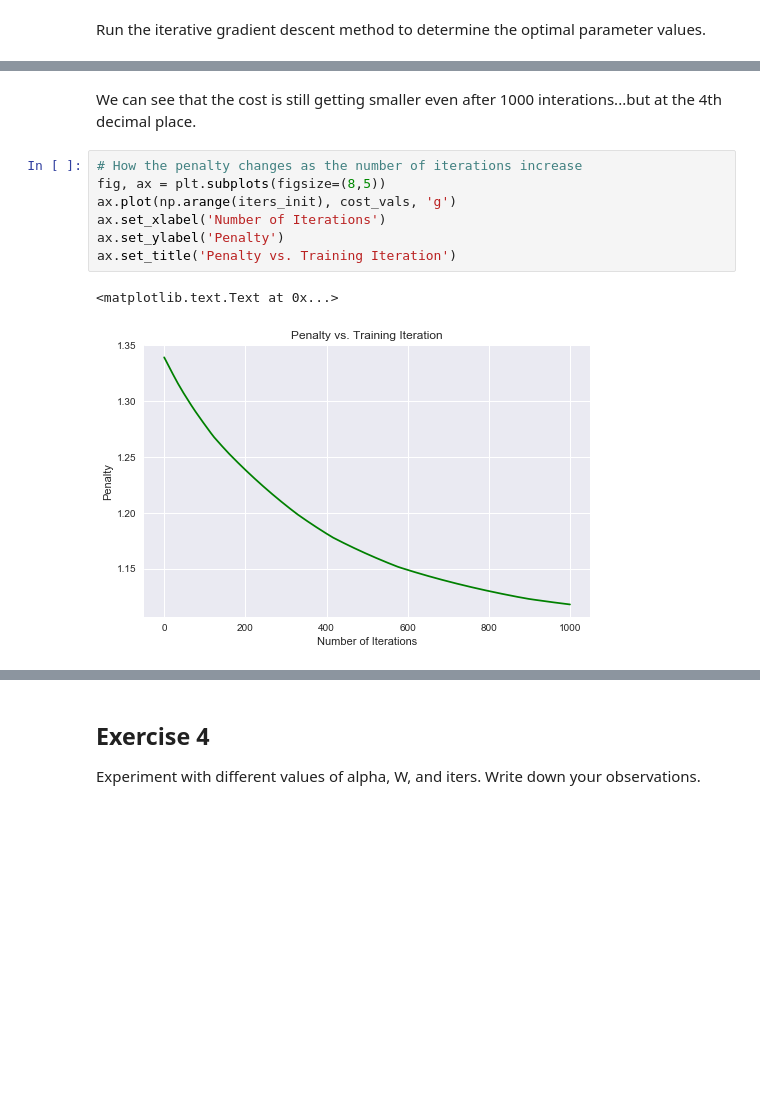
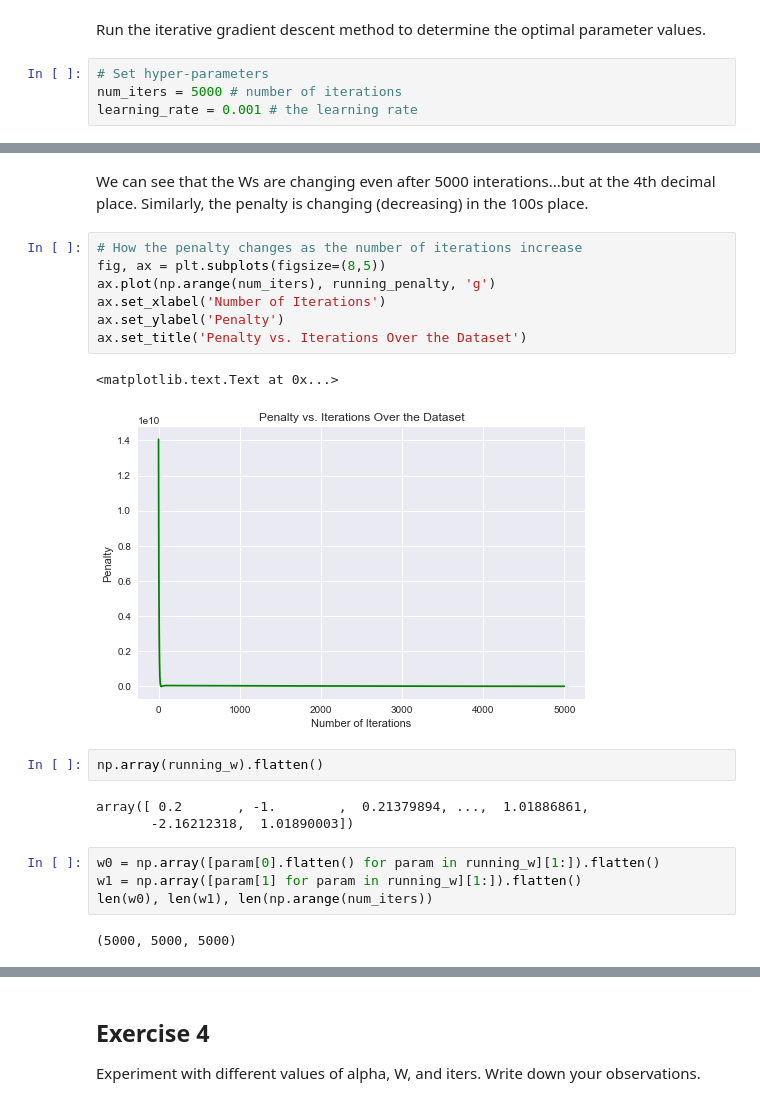
Before and after one commit to baiaooo/MLCourse, a Jupyter notebook: Notebooks/Regression-with-a-Single-Feature.ipynb, the cells around one changed output, grey strips where cells are left out. Saved outputs shown, nothing was run; the diff lists cells and outputs as text; blank space fills up the shorter version.

```diff
--- a/Notebooks/Regression-with-a-Single-Feature.ipynb
+++ b/Notebooks/Regression-with-a-Single-Feature.ipynb
@@ -361,4 +376,8 @@ gradientDescent(X,y,W_init, alpha_init, iters_init, invertedVPenalty)
 # %% [markdown]
 Run the iterative gradient descent method to determine the optimal parameter values.
+# %%
+# Set hyper-parameters
+num_iters = 5000 # number of iterations
+learning_rate = 0.001 # the learning rate
 # %%
 # Run gradient descent and capture the progression of cost values and the ultimate optimal W values
@@ -375,12 +400,23 @@ Wall time: 1.93 s
 # %% [markdown]
-We can see that the cost is still getting smaller even after 1000 interations...but at the 4th decimal place.
+We can see that the Ws are changing even after 5000 interations...but at the 4th decimal place. Similarly, the penalty is changing (decreasing) in the 100s place.
 # %%
 # How the penalty changes as the number of iterations increase
 fig, ax = plt.subplots(figsize=(8,5))
-ax.plot(np.arange(iters_init), cost_vals, 'g')
+ax.plot(np.arange(num_iters), running_penalty, 'g')
 ax.set_xlabel('Number of Iterations')
 ax.set_ylabel('Penalty')
-ax.set_title('Penalty vs. Training Iteration')
+ax.set_title('Penalty vs. Iterations Over the Dataset')
 # %% [output]
 <matplotlib.text.Text at 0x...>
-[figure, old version]
+[figure, new version]
+# %%
+np.array(running_w).flatten()
+# %% [output]
+array([ 0.2       , -1.        ,  0.21379894, ...,  1.01886861,
+       -2.16212318,  1.01890003])
+# %%
+w0 = np.array([param[0].flatten() for param in running_w][1:]).flatten()
+w1 = np.array([param[1] for param in running_w][1:]).flatten()
+len(w0), len(w1), len(np.arange(num_iters))
+# %% [output]
+(5000, 5000, 5000)
```
Also changed, not shown: parts of 19 cells of this notebook, 3 other files.
